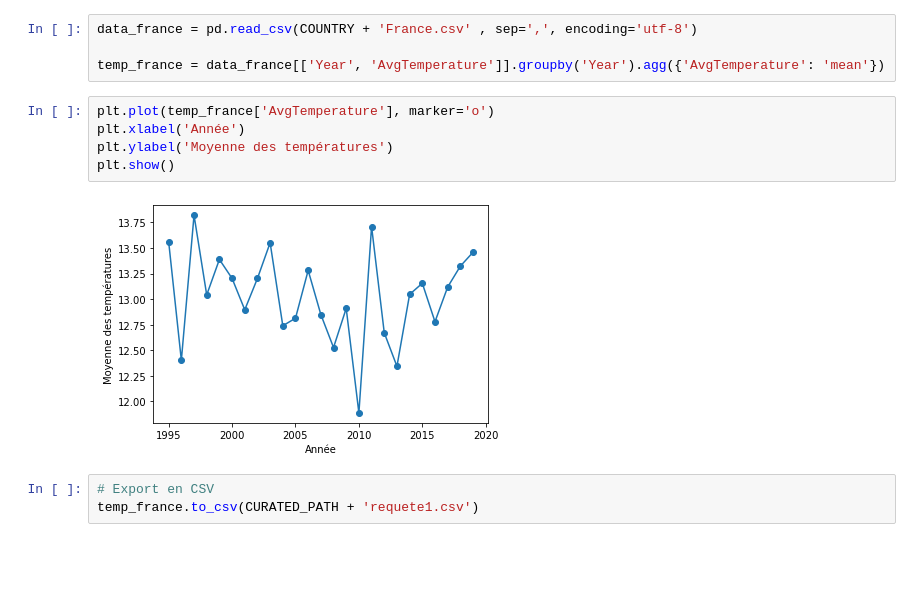
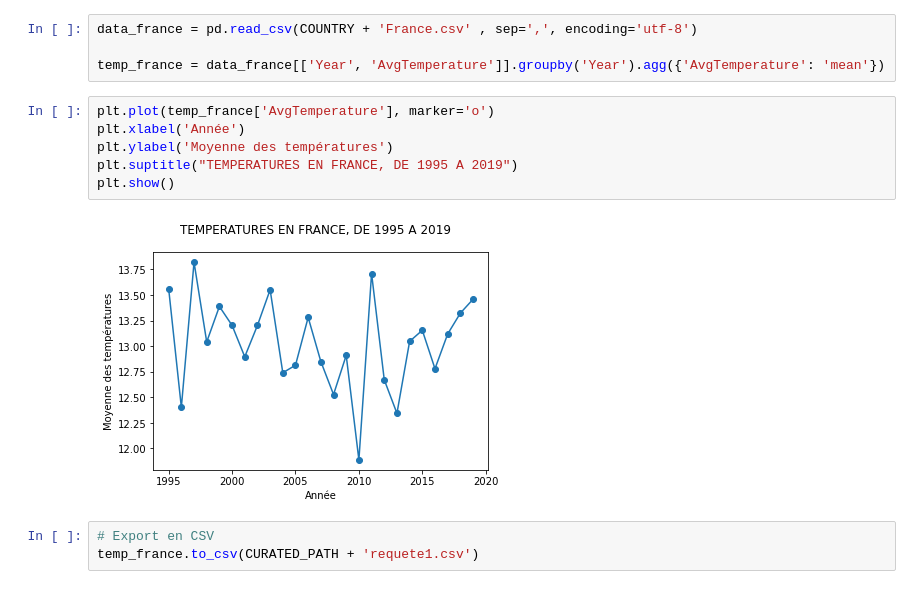
Before and after one commit to Twizzle1997/climatologie, a Jupyter notebook: notebook.ipynb, the cells around one changed output. Cells and saved outputs as stored; diff of their text form; blank space fills up the shorter version.

```diff
--- a/notebook.ipynb
+++ b/notebook.ipynb
@@ -141,10 +141,11 @@ temp_france = data_france[['Year', 'AvgTemperature']].groupby('Year').agg({'AvgT
 # %%
 plt.plot(temp_france['AvgTemperature'], marker='o')
 plt.xlabel('Année')
 plt.ylabel('Moyenne des températures')
+plt.suptitle("TEMPERATURES EN FRANCE, DE 1995 A 2019")
 plt.show()
 # %% [output]
-[figure, old version]
+[figure, new version]
 # %%
 # Export en CSV
 temp_france.to_csv(CURATED_PATH + 'requete1.csv')
```
Also changed, not shown: parts of 6 cells of this notebook.
